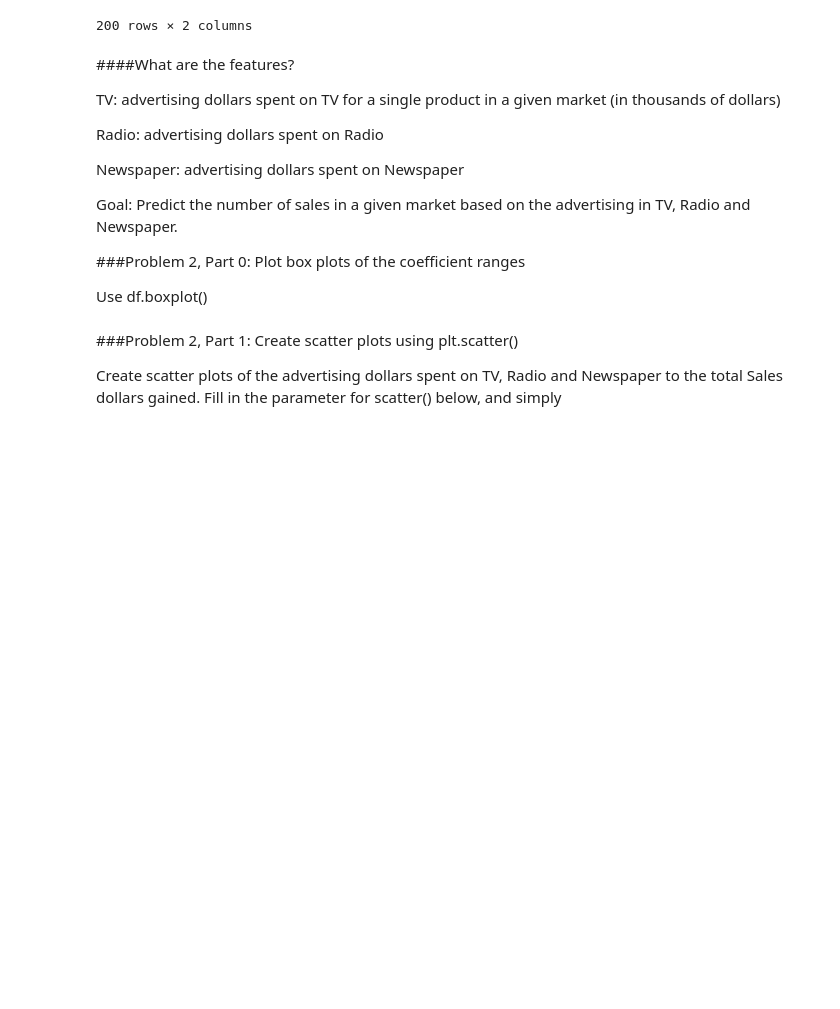
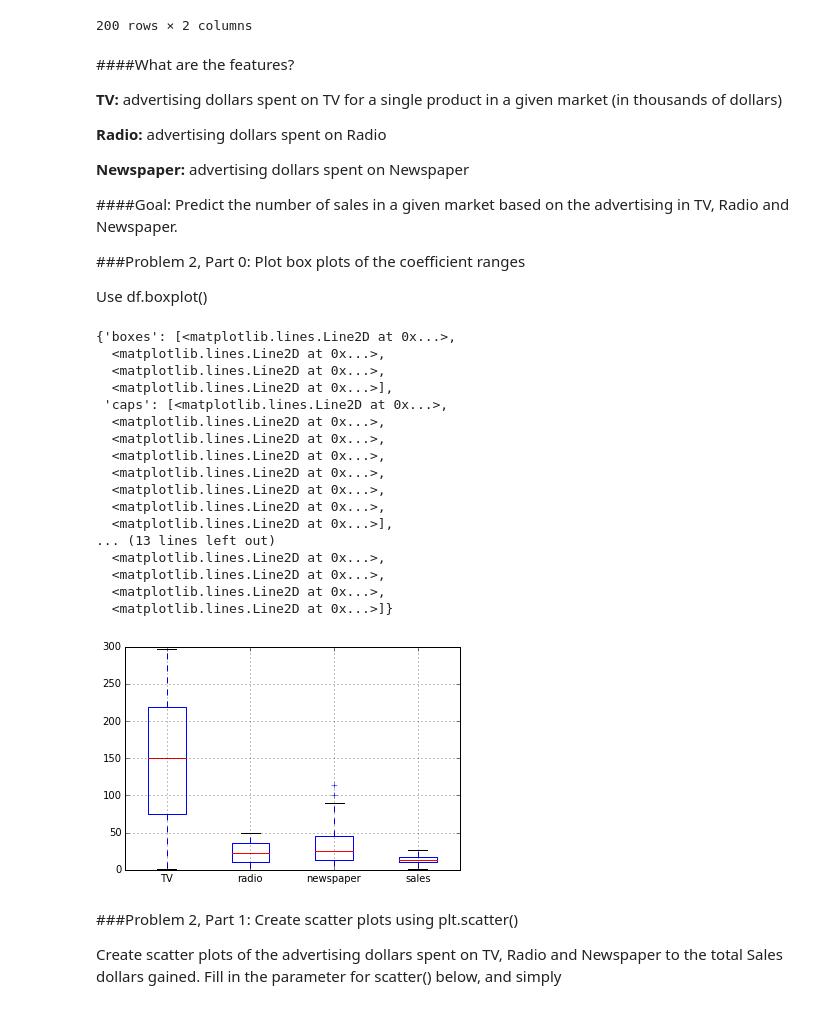
Before and after one commit to Columbia-Intro-Data-Science/python-introduction-puthes, a Jupyter notebook: homework1.ipynb, the cells around one changed output. Saved outputs shown, nothing was run; the diff lists cells and outputs as text; code cells hidden in the pictures; blank space fills up the shorter version.

```diff
--- a/homework1.ipynb
+++ b/homework1.ipynb
@@ -77,17 +78,38 @@ df[['TV','radio']]
 # %% [markdown]
 ####What are the features?
 
-TV: advertising dollars spent on TV for a single product in a given market (in thousands of dollars)
+**TV:** advertising dollars spent on TV for a single product in a given market (in thousands of dollars)
 
-Radio: advertising dollars spent on Radio
+**Radio:** advertising dollars spent on Radio
 
-Newspaper: advertising dollars spent on Newspaper
+**Newspaper:** advertising dollars spent on Newspaper
 
-Goal: Predict the number of sales in a given market based on the advertising in TV, Radio and Newspaper.
+####Goal: Predict the number of sales in a given market based on the advertising in TV, Radio and Newspaper.
 
 ###Problem 2, Part 0: Plot box plots of the coefficient ranges
 
 Use df.boxplot()
+# %%
+df.boxplot()
+# %% [output]
+{'boxes': [<matplotlib.lines.Line2D at 0x...>,
+  <matplotlib.lines.Line2D at 0x...>,
+  <matplotlib.lines.Line2D at 0x...>,
+  <matplotlib.lines.Line2D at 0x...>],
+ 'caps': [<matplotlib.lines.Line2D at 0x...>,
+  <matplotlib.lines.Line2D at 0x...>,
+  <matplotlib.lines.Line2D at 0x...>,
+  <matplotlib.lines.Line2D at 0x...>,
+  <matplotlib.lines.Line2D at 0x...>,
+  <matplotlib.lines.Line2D at 0x...>,
+  <matplotlib.lines.Line2D at 0x...>,
+  <matplotlib.lines.Line2D at 0x...>],
+... (13 lines left out)
+  <matplotlib.lines.Line2D at 0x...>,
+  <matplotlib.lines.Line2D at 0x...>,
+  <matplotlib.lines.Line2D at 0x...>,
+  <matplotlib.lines.Line2D at 0x...>]}
+[figure, added]
 # %% [markdown]
 ###Problem 2, Part 1: Create scatter plots using plt.scatter()
 
```
Also changed, not shown: parts of 2 cells of this notebook.
